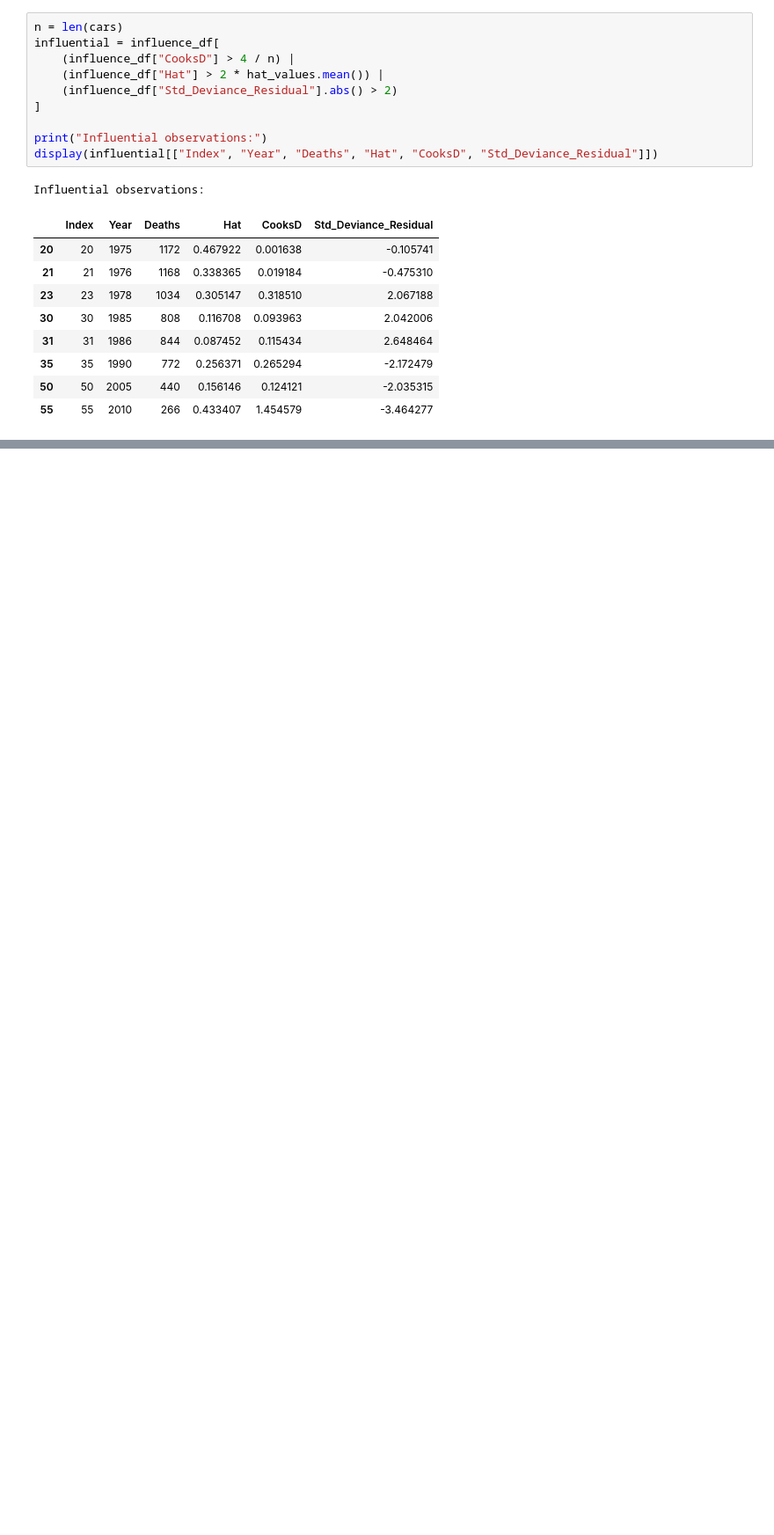
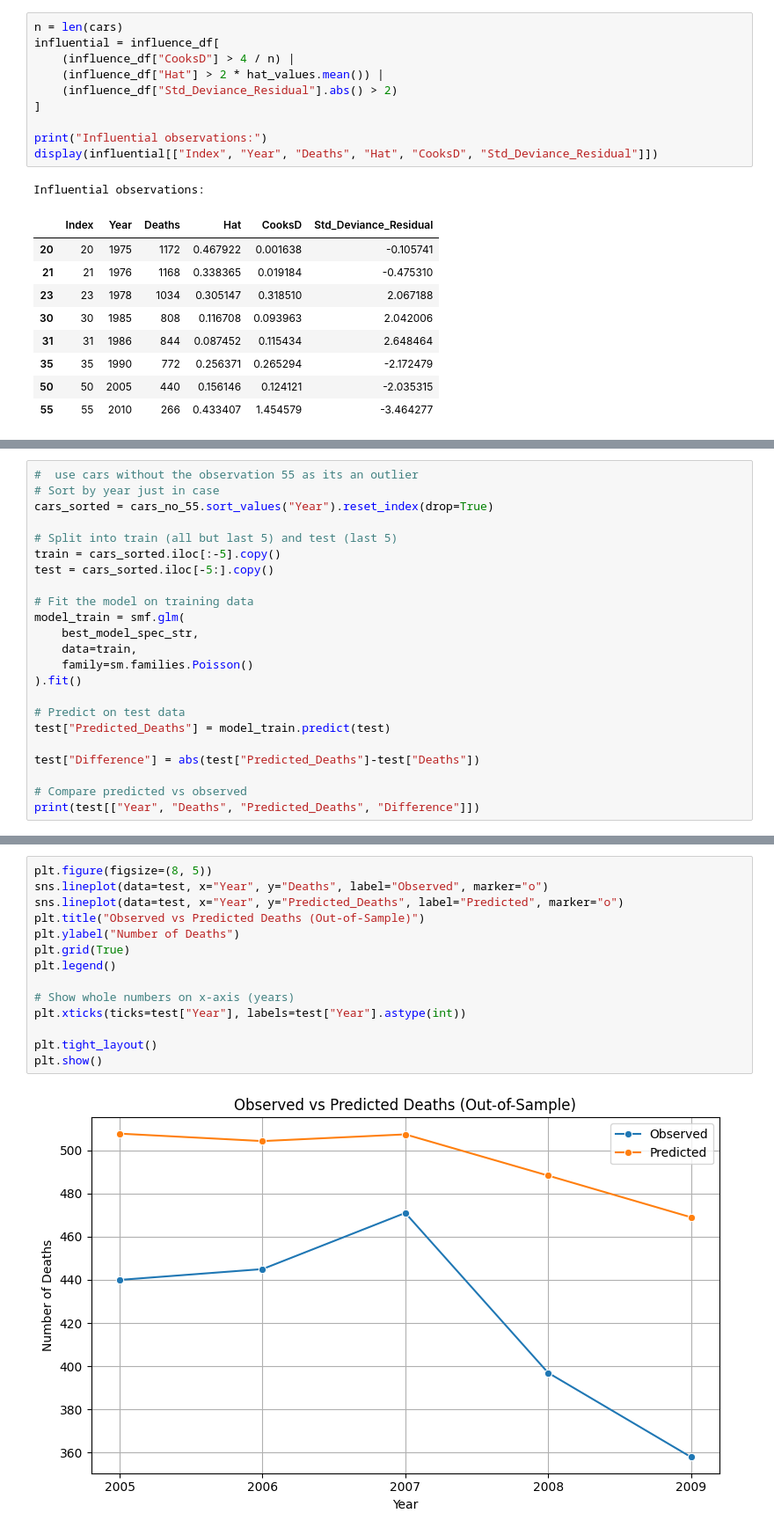
Before and after one commit to CasualMathEnjoyer/01ZLMA_ex05_GLM_Model_Diagnostics, a Jupyter notebook: code/01ZLMA_ex05_GLM_Model_Diagnostics.ipynb, the cells around one changed output, grey strips where cells are left out. Shown at 88% size. Drawn from its saved outputs; the diff is of its cells as text; blank space fills up the shorter version.

```diff
--- a/code/01ZLMA_ex05_GLM_Model_Diagnostics.ipynb
+++ b/code/01ZLMA_ex05_GLM_Model_Diagnostics.ipynb
@@ -2232,0 +2393,23 @@ Influential observations:
+# %%
+#  use cars without the observation 55 as its an outlier
+# Sort by year just in case
+cars_sorted = cars_no_55.sort_values("Year").reset_index(drop=True)
+
+# Split into train (all but last 5) and test (last 5)
+train = cars_sorted.iloc[:-5].copy()
+test = cars_sorted.iloc[-5:].copy()
+
+# Fit the model on training data
+model_train = smf.glm(
+    best_model_spec_str,
+    data=train,
+    family=sm.families.Poisson()
+).fit()
+
+# Predict on test data
+test["Predicted_Deaths"] = model_train.predict(test)
+
+test["Difference"] = abs(test["Predicted_Deaths"]-test["Deaths"])
+
+# Compare predicted vs observed
+print(test[["Year", "Deaths", "Predicted_Deaths", "Difference"]])
@@ -2232,0 +2423,16 @@ Influential observations:
+# %%
+plt.figure(figsize=(8, 5))
+sns.lineplot(data=test, x="Year", y="Deaths", label="Observed", marker="o")
+sns.lineplot(data=test, x="Year", y="Predicted_Deaths", label="Predicted", marker="o")
+plt.title("Observed vs Predicted Deaths (Out-of-Sample)")
+plt.ylabel("Number of Deaths")
+plt.grid(True)
+plt.legend()
+
+# Show whole numbers on x-axis (years)
+plt.xticks(ticks=test["Year"], labels=test["Year"].astype(int))
+
+plt.tight_layout()
+plt.show()
+# %% [output]
+[figure, added]
```
Also changed, not shown: parts of 19 cells of this notebook.
